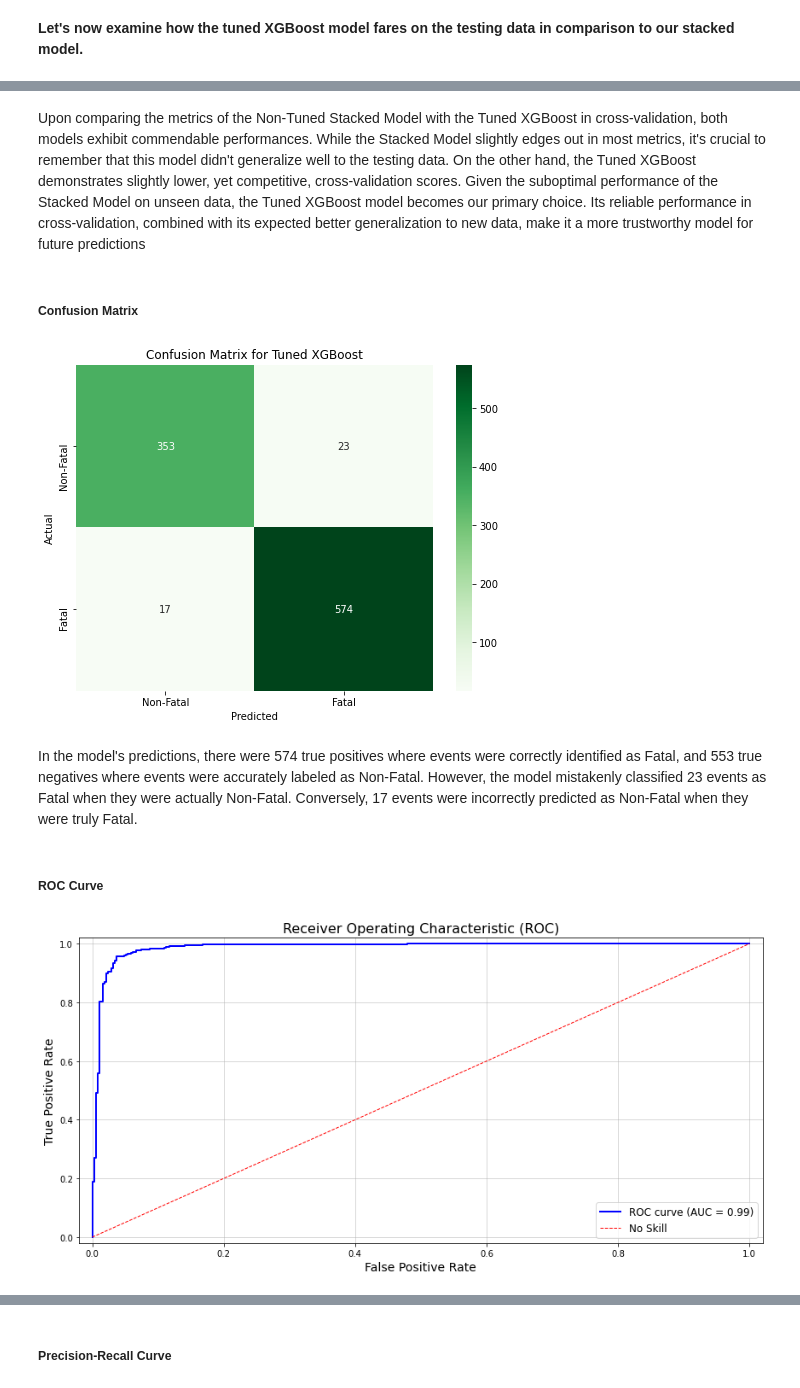
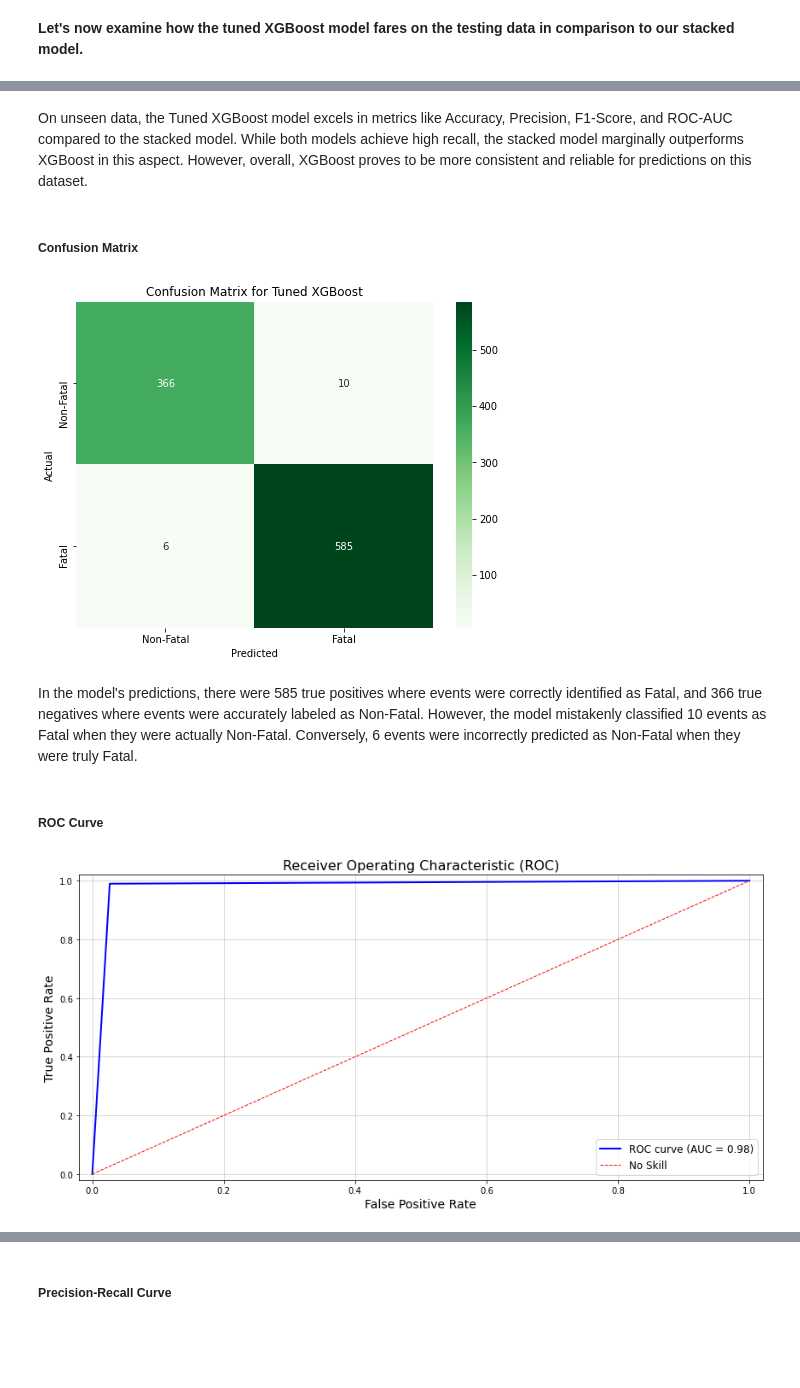
Before and after one commit to pmjustafort/construction-accident-nlp-predict, a Jupyter notebook: Modeling.ipynb, the cells around one changed output, grey strips where cells are left out. Drawn from its saved outputs; the diff is of its cells as text; code cells hidden in the pictures; blank space fills up the shorter version.

```diff
--- a/Modeling.ipynb
+++ b/Modeling.ipynb
@@ -443,17 +396,23 @@ X_train, X_test, y_train, y_test = train_test_split(X, y, test_size=0.2, random_
 # %% [markdown]
 #### Encoding - Changing Categorical To Numerical.
 # %%
+X_train = X_train.copy()
+X_test = X_test.copy()
+
 # Encoding the 'Event Date' into 'Year', 'Month', and 'Day' for better suit in ML
-df_clean['Year'] = df_clean['Event Date'].dt.year
-df_clean['Month'] = df_clean['Event Date'].dt.month
-df_clean['Day'] = df_clean['Event Date'].dt.day
+X_train['Year'] = X_train['Event Date'].dt.year
+X_train['Month'] = X_train['Event Date'].dt.month
+X_train['Day'] = X_train['Event Date'].dt.day
 
-df_clean = df_clean.drop('Event Date', axis=1)
+X_test['Year'] = X_test['Event Date'].dt.year
+X_test['Month'] = X_test['Event Date'].dt.month
+X_test['Day'] = X_test['Event Date'].dt.day
 
-# Applying the ColumnTransformer to encode categorical and binary features
+# Dropping the 'Event Date' column
 X_train = X_train.drop(columns=['Event Date'])
 X_test = X_test.drop(columns=['Event Date'])
 
+# Applying the ColumnTransformer to encode categorical and binary features
 categorical_features = ["Nature of Injury", "Part of Body", "Event type", "Environmental Factor", "Human Factor"]
 binary_features = ["Task Assigned"]
 
@@ -532,6 +491,8 @@ Text data, including the 'Abstract Text',  'Event Description' and 'Event Keywor
 # %%
 # Creating a combined_text column
 df_clean['combined_text'] = df_clean['Abstract Text'] + ' ' + df_clean['Event Description'] + ' ' + df_clean['Event Keywords']
+columns_to_drop = ['Abstract Text', 'Event Description', 'Event Keywords', 'summary_nr']
+df_clean = df_clean.drop(columns=columns_to_drop)
 # %%
 # Updating the features to include the new 'combined_text' column.
 X = df_clean.drop(columns=['Degree of Injury'])
@@ -1230,5 +1276,5 @@ plt.show()
-# %% [markdown]
-Upon comparing the metrics of the Non-Tuned Stacked Model with the Tuned XGBoost in cross-validation, both models exhibit commendable performances. While the Stacked Model slightly edges out in most metrics, it's crucial to remember that this model didn't generalize well to the testing data. On the other hand, the Tuned XGBoost demonstrates slightly lower, yet competitive, cross-validation scores. Given the suboptimal performance of the Stacked Model on unseen data, the Tuned XGBoost model becomes our primary choice. Its reliable performance in cross-validation, combined with its expected better generalization to new data, make it a more trustworthy model for future predictions
+# %% [markdown]
+On unseen data, the Tuned XGBoost model excels in metrics like Accuracy, Precision, F1-Score, and ROC-AUC compared to the stacked model. While both models achieve high recall, the stacked model marginally outperforms XGBoost in this aspect. However, overall, XGBoost proves to be more consistent and reliable for predictions on this dataset.
 # %% [markdown]
 ##### Confusion Matrix
 # %%
@@ -1243,32 +1289,33 @@ plt.xlabel('Predicted')
 plt.title('Confusion Matrix for Tuned XGBoost')
 plt.show()
 # %% [output]
-[figure, old version]
+[figure, new version]
 # %% [markdown]
-In the model's predictions, there were 574 true positives where events were correctly identified as Fatal, and 553 true negatives where events were accurately labeled as Non-Fatal. However, the model mistakenly classified 23 events as Fatal when they were actually Non-Fatal. Conversely, 17 events were incorrectly predicted as Non-Fatal when they were truly Fatal.
+In the model's predictions, there were 585 true positives where events were correctly identified as Fatal, and 366 true negatives where events were accurately labeled as Non-Fatal. However, the model mistakenly classified 10 events as Fatal when they were actually Non-Fatal. Conversely, 6 events were incorrectly predicted as Non-Fatal when they were truly Fatal.
 # %% [markdown]
 ##### ROC Curve
 # %%
 # AUC score
+fpr, tpr, thresholds = roc_curve(y_test, y_pred_best_xgb)
 roc_auc = auc(fpr, tpr)
 
 plt.figure(figsize=(12, 6))
 
 # ROC curve
 plt.plot(fpr, tpr, 'b-', label='ROC curve (AUC = %0.2f)' % roc_auc, linewidth=2)
 
 # No skill line
 plt.plot([0, 1], [0, 1],  color='red', linestyle='--', label='No Skill', linewidth=1)
 
 plt.xlim([-0.02, 1.02])
 plt.ylim([-0.02, 1.02])
 
 plt.xlabel('False Positive Rate', fontsize=14)
 plt.ylabel('True Positive Rate', fontsize=14)
 plt.title('Receiver Operating Characteristic (ROC)', fontsize=16)
 plt.grid(True, which='both', linestyle='-', linewidth=0.5)
 plt.legend(loc="lower right", fontsize=12)
 plt.tight_layout()
 plt.show()
 # %% [output]
-[figure, old version]
+[figure, new version]
```
Also changed, not shown: parts of 49 cells of this notebook, 15 other files.
